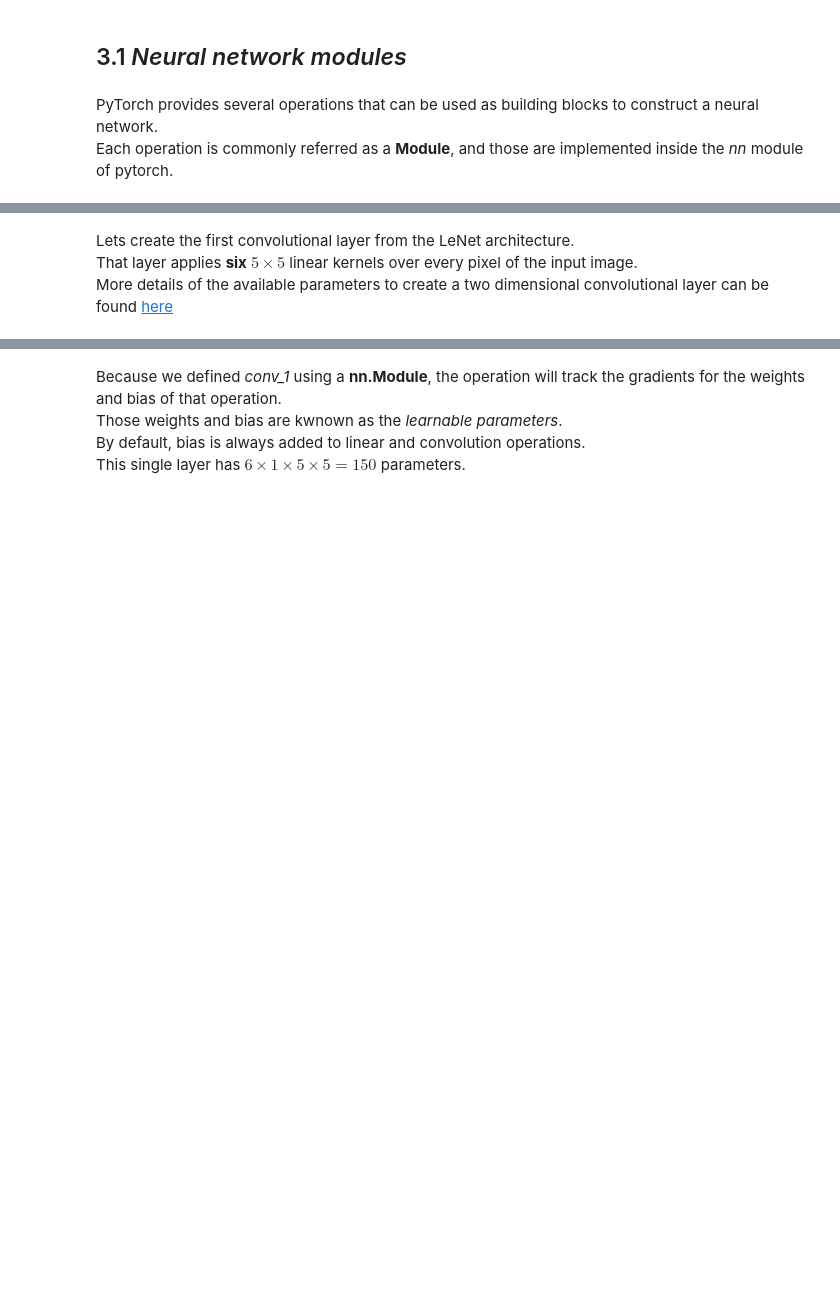
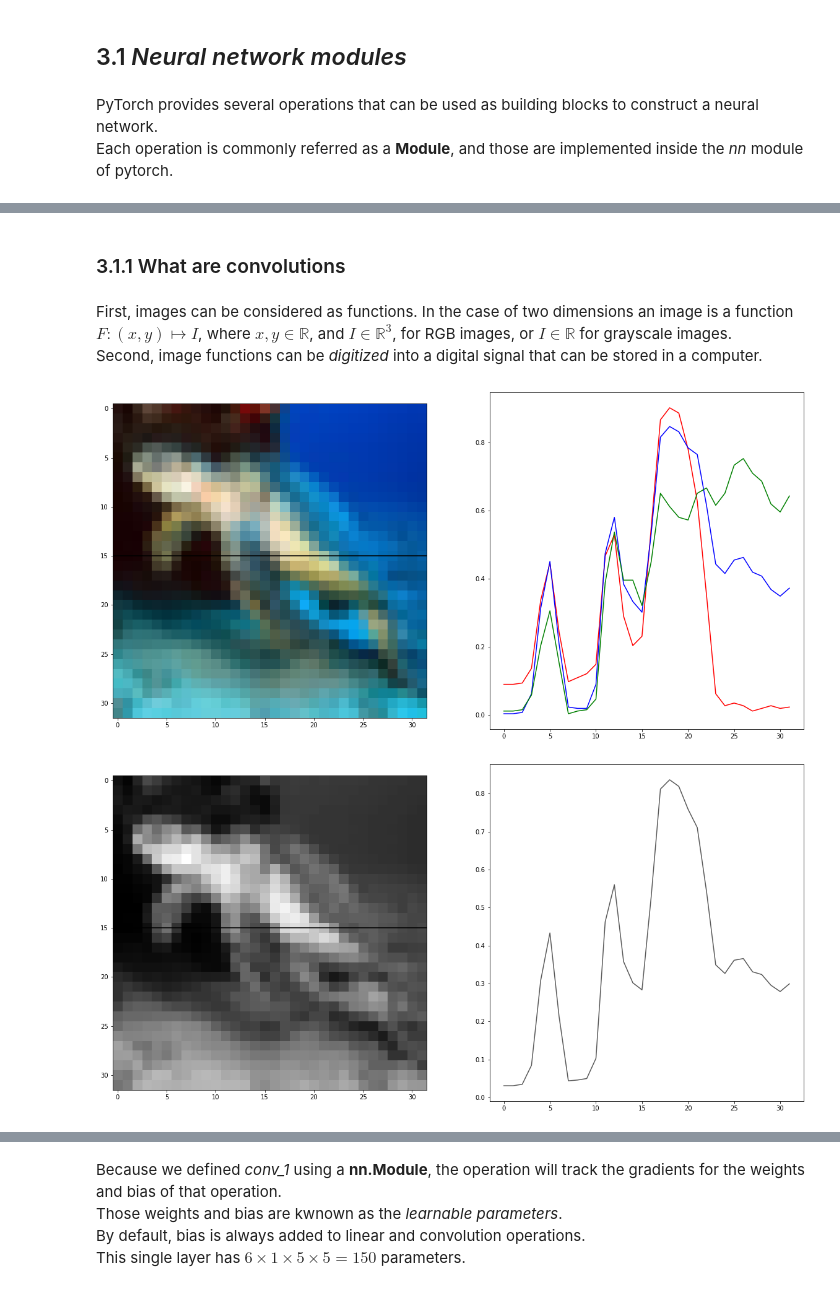
Before and after one commit to TheJacksonLaboratory/2022-05-26-deep-learning-image-analysis-pytorch, a Jupyter notebook: code/3-Implement_a_deep_neural_network.ipynb, the cells around one changed output, grey strips where cells are left out. Saved outputs shown, nothing was run; the diff lists cells and outputs as text; code cells hidden in the pictures; blank space fills up the shorter version.

```diff
--- a/code/3-Implement_a_deep_neural_network.ipynb
+++ b/code/3-Implement_a_deep_neural_network.ipynb
@@ -15,7 +15,39 @@ import torch
 import torch.nn as nn
 # %% [markdown]
 ![Image](https://pytorch.org/tutorials/_images/mnist.png)
-# %% [markdown]
-Lets create the first convolutional layer from the LeNet architecture.<br>
-That layer applies **six** $5\times5$ linear kernels over every pixel of the input image.<br>
-More details of the available parameters to create a two dimensional convolutional layer can be found [here](https://pytorch.org/docs/stable/generated/torch.nn.Conv2d.html?highlight=conv2d#torch.nn.Conv2d)
+# %% [markdown]
+### 3.1.1 What are convolutions
+# %% [markdown]
+First, images can be considered as functions. In the case of two dimensions an image is a function $F: (x, y) \mapsto I$, where $x, y \in \mathbb{R}$, and $I \in \mathbb{R}^3$, for RGB images, or $I \in \mathbb{R}$ for grayscale images.<br>
+Second, image functions can be _digitized_ into a digital signal that can be stored in a computer.<br>
+# %%
+from torchvision.datasets import CIFAR100
+from torchvision.transforms import ToTensor
+import matplotlib.pyplot as plt
+import numpy as np
+
+cifar_trn_dataset = CIFAR100(root=r'C:\Users\cervaf\Documents\Datasets', download=False, train=True, transform=ToTensor())
+x, t = cifar_trn_dataset[99]
+
+plt.rcParams['figure.figsize'] = [20, 10]
+
+plt.subplot(1, 2, 1)
+plt.imshow(x.permute(1, 2, 0))
+plt.plot([-0.5, 31.5], [15, 15], "k")
+plt.subplot(1, 2, 2)
+plt.plot(x[0, 15, :], "r")
+plt.plot(x[1, 15, :], "b")
+plt.plot(x[2, 15, :], "g")
+plt.show()
+
+x_gray = torch.sum( torch.FloatTensor([[[0.2989]], [[0.5870]], [[0.1140]]]) * x, dim=0)
+
+plt.subplot(1, 2, 1)
+plt.imshow(x_gray, cmap='gray')
+plt.plot([-0.5, 31.5], [15, 15], "k")
+plt.subplot(1, 2, 2)
+plt.plot(x_gray[15, :], c='0.35')
+plt.show()
+# %% [output]
+[figure, added]
+[figure, added]
```
Also changed, not shown: parts of 18 cells of this notebook, 5 other files.
